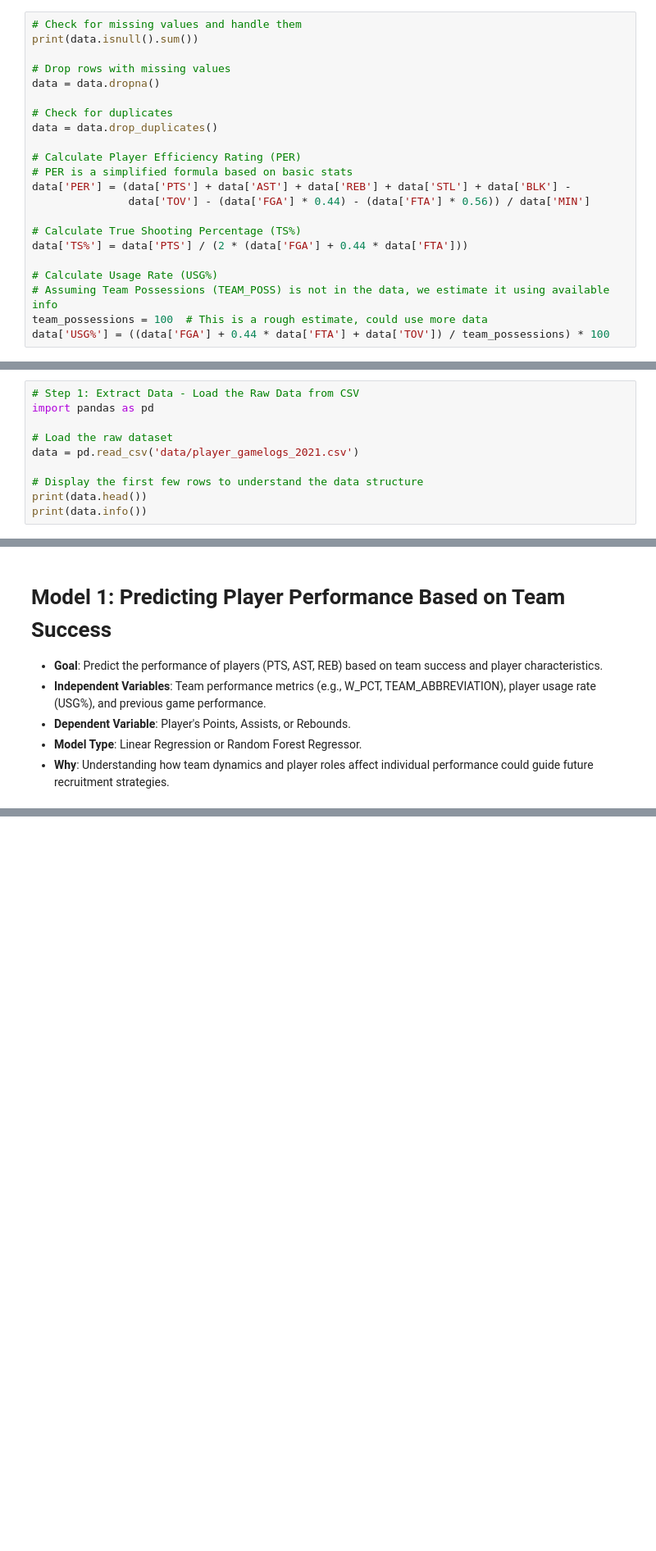
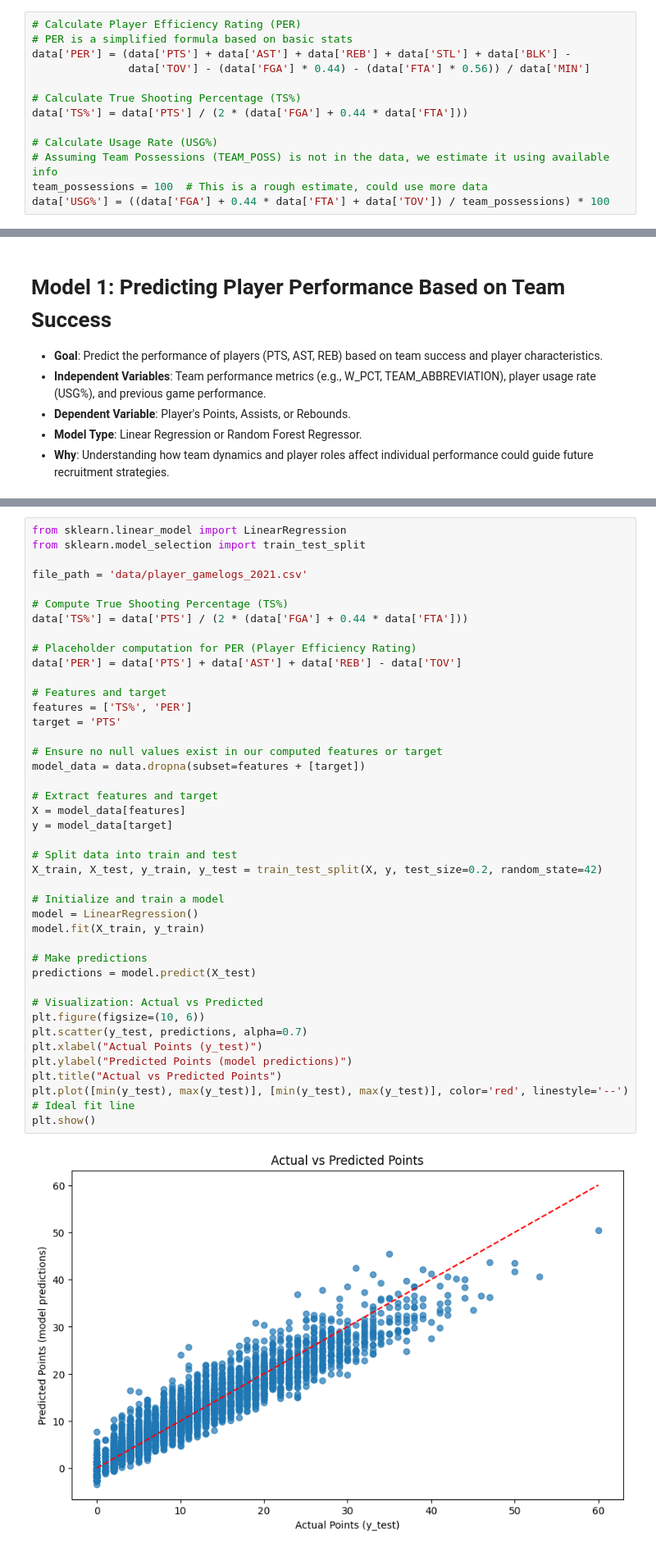
Before and after one commit to Delery5/NBAPerformanceInsights, a Jupyter notebook: NBA_Player_Stats.ipynb, the cells around one changed output, grey strips where cells are left out. Shown at 82% size. Drawn from its saved outputs; the diff is of its cells as text; blank space fills up the shorter version.

```diff
--- a/NBA_Player_Stats.ipynb
+++ b/NBA_Player_Stats.ipynb
@@ -68,15 +83,6 @@ dtypes: float64(5), int64(54), object(8)
 memory usage: 11.8+ MB
 None
 # %%
-# Check for missing values and handle them
-print(data.isnull().sum())
-
-# Drop rows with missing values
-data = data.dropna()
-
-# Check for duplicates
-data = data.drop_duplicates()
-
 # Calculate Player Efficiency Rating (PER)
 # PER is a simplified formula based on basic stats
 data['PER'] = (data['PTS'] + data['AST'] + data['REB'] + data['STL'] + data['BLK'] -
@@ -279,10 +272,0 @@ The steps for each process will be explained below, and the code will reflect th
-# %%
-# Step 1: Extract Data - Load the Raw Data from CSV
-import pandas as pd
-
-# Load the raw dataset
-data = pd.read_csv('data/player_gamelogs_2021.csv')
-
-# Display the first few rows to understand the data structure
-print(data.head())
-print(data.info())
@@ -598,0 +515,43 @@ plt.show()
+# %%
+from sklearn.linear_model import LinearRegression
+from sklearn.model_selection import train_test_split
+
+file_path = 'data/player_gamelogs_2021.csv'
+
+# Compute True Shooting Percentage (TS%)
+data['TS%'] = data['PTS'] / (2 * (data['FGA'] + 0.44 * data['FTA']))
+
+# Placeholder computation for PER (Player Efficiency Rating)
+data['PER'] = data['PTS'] + data['AST'] + data['REB'] - data['TOV']
+
+# Features and target
+features = ['TS%', 'PER']
+target = 'PTS'
+
+# Ensure no null values exist in our computed features or target
+model_data = data.dropna(subset=features + [target])
+
+# Extract features and target
+X = model_data[features]
+y = model_data[target]
+
+# Split data into train and test
+X_train, X_test, y_train, y_test = train_test_split(X, y, test_size=0.2, random_state=42)
+
+# Initialize and train a model
+model = LinearRegression()
+model.fit(X_train, y_train)
+
+# Make predictions
+predictions = model.predict(X_test)
+
+# Visualization: Actual vs Predicted
+plt.figure(figsize=(10, 6))
+plt.scatter(y_test, predictions, alpha=0.7)
+plt.xlabel("Actual Points (y_test)")
+plt.ylabel("Predicted Points (model predictions)")
+plt.title("Actual vs Predicted Points")
+plt.plot([min(y_test), max(y_test)], [min(y_test), max(y_test)], color='red', linestyle='--')  # Ideal fit line
+plt.show()
+# %% [output]
+[figure, added]
```
Also changed, not shown: parts of 24 cells of this notebook, 1 other file.
